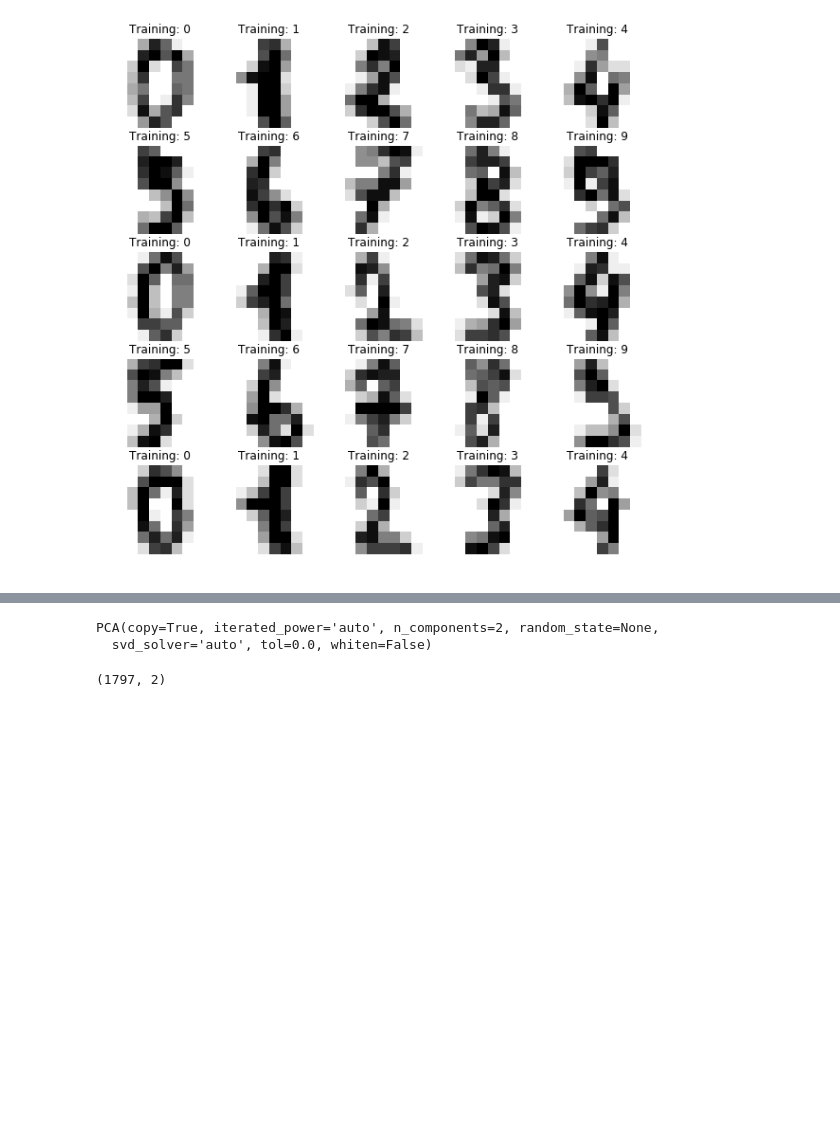
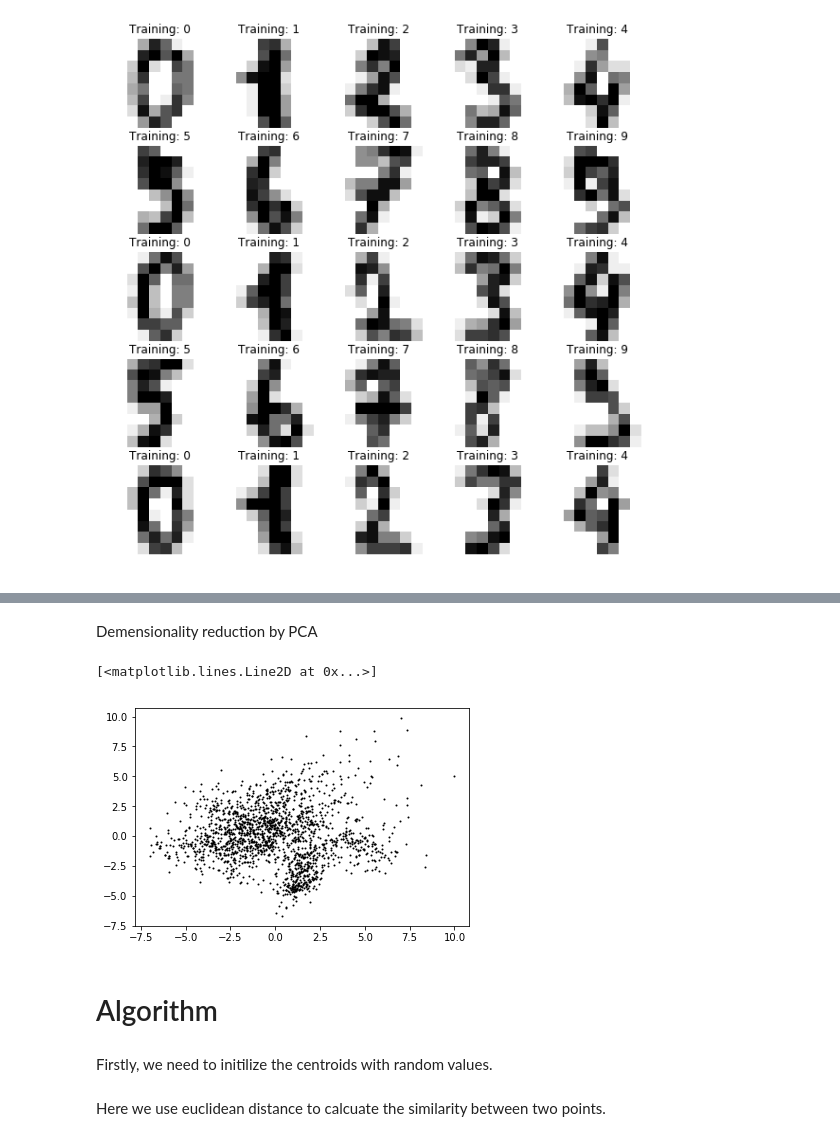
Before and after one commit to EricWebsmith/machine_learning_from_scrach, a Jupyter notebook: kmeans.ipynb, the cells around one changed output, grey strips where cells are left out. Cells and saved outputs as stored; diff of their text form; code cells hidden in the pictures; blank space fills up the shorter version.

```diff
--- a/kmeans.ipynb
+++ b/kmeans.ipynb
@@ -74 +37,3 @@ labels = digits.target
+# %% [markdown]
+Demensionality reduction by PCA
 # %%
@@ -76,5 +42,0 @@ pca = PCA(n_components=2).fit(data)
-# %%
-pca
-# %% [output]
-PCA(copy=True, iterated_power='auto', n_components=2, random_state=None,
-  svd_solver='auto', tol=0.0, whiten=False)
@@ -83,4 +43,9 @@ reduced_data = PCA(n_components=2).fit_transform(data)
-# %%
-reduced_data.shape
-# %% [output]
-(1797, 2)
+# %%
+plt.plot(points[:, 0], points[:, 1], 'k.', markersize=2)
+# %% [output]
+[<matplotlib.lines.Line2D at 0x...>]
+[figure, added]
+# %% [markdown]
+# Algorithm
+# %% [markdown]
+Firstly, we need to initilize the centroids with random values.
@@ -86,0 +55,2 @@ reduced_data.shape
+# %% [markdown]
+Here we use euclidean distance to calcuate the similarity between two points.
```
Also changed, not shown: parts of 26 cells of this notebook, 2 other files.
